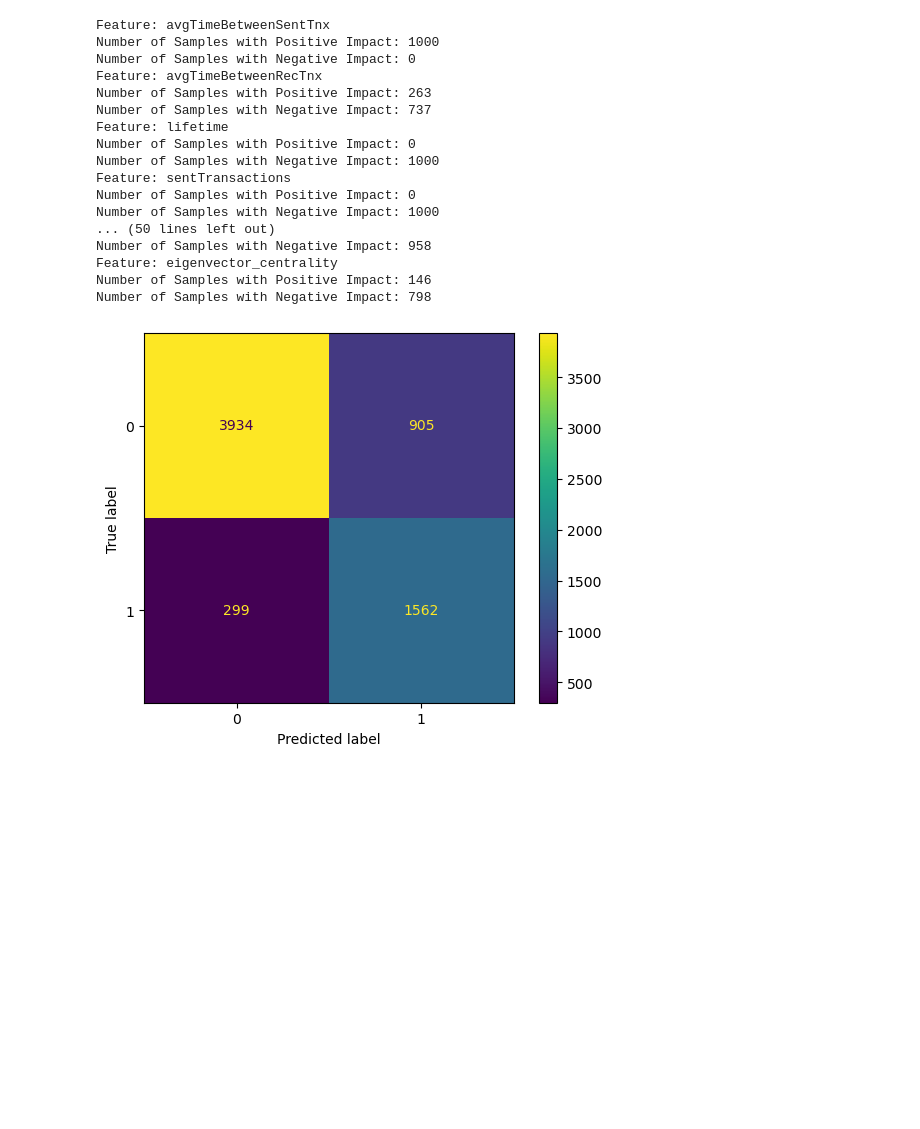
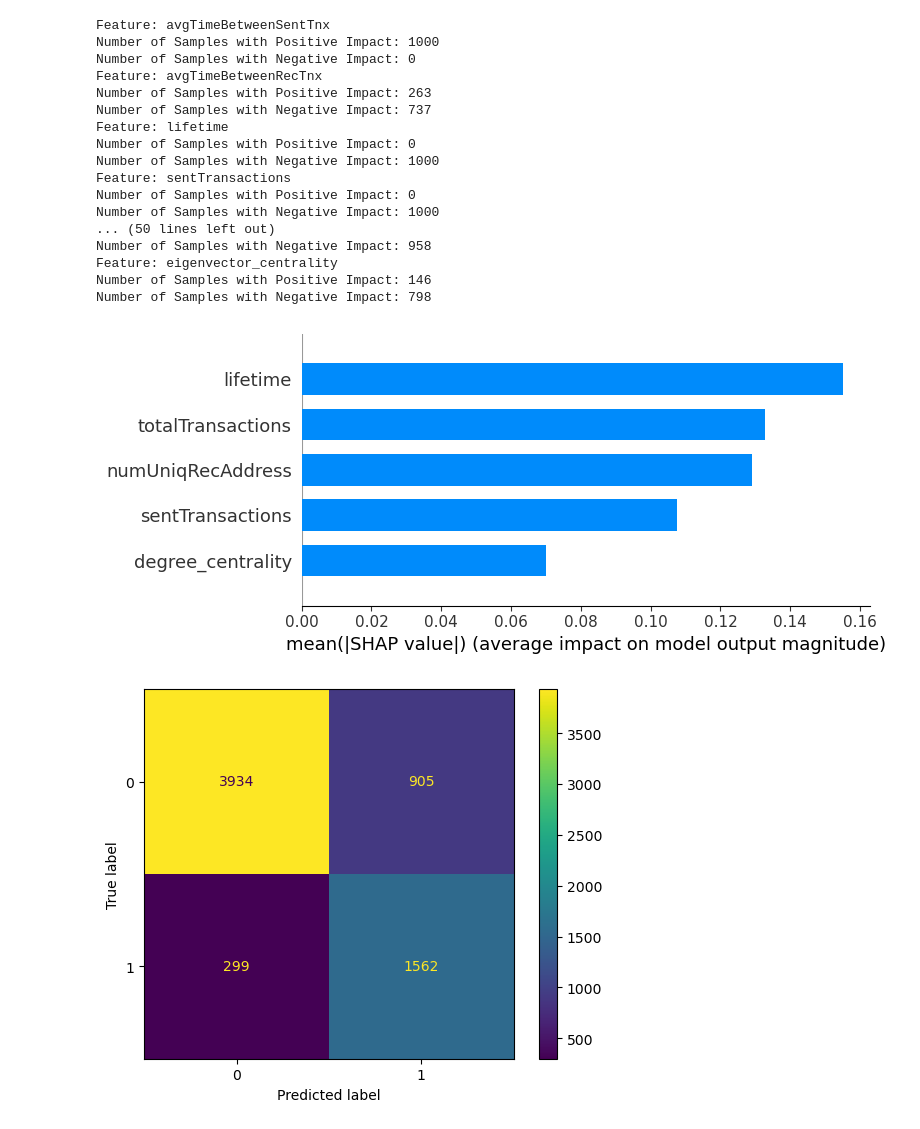
Before and after one commit to aanghs22/bt4012-group13, a Jupyter notebook: model-final.ipynb, the cells around one changed output. Drawn from its saved outputs; the diff is of its cells as text; code cells hidden in the pictures; blank space fills up the shorter version.

Commit message:
cleaned up on KNN shap plots

```diff
--- a/model-final.ipynb
+++ b/model-final.ipynb
@@ -282,7 +282,7 @@ plt.show()
 [figure]
 # %%
 #Random forest model
-rf_params = {"n_estimators": 150, "criterion": "entropy", "bootstrap": True}
+rf_params = {"n_estimators": 100, "criterion": "entropy", "bootstrap": False}
 
 rf_model = RandomForestClassifier(**rf_params)
 rf_model.fit(X_train_smote, y_train_smote)
@@ -332,7 +332,7 @@ RANDOM_STATE = 42
 
 # Define hyperparameter grid for the Random Forest
 param_grid = {
-    'n_estimators': [100, 150, 200],
+    'n_estimators': [100, 125, 175, 200],
     'criterion': ['gini', 'entropy'],
     'bootstrap': [True, False]
 }
@@ -682,6 +629,12 @@ Number of Samples with Negative Impact: 958
 Feature: eigenvector_centrality
 Number of Samples with Positive Impact: 146
 Number of Samples with Negative Impact: 798
+# %%
+#Feature importance for Shap Values
+
+shap.summary_plot(xgb_shap_values, X, plot_type='bar',max_display=5)
+# %% [output]
+[figure, added]
 # %%
 cm = confusion_matrix(y_test, y_pred, labels=knn_model.classes_)
 
```
Also changed, not shown: parts of 8 cells of this notebook.
